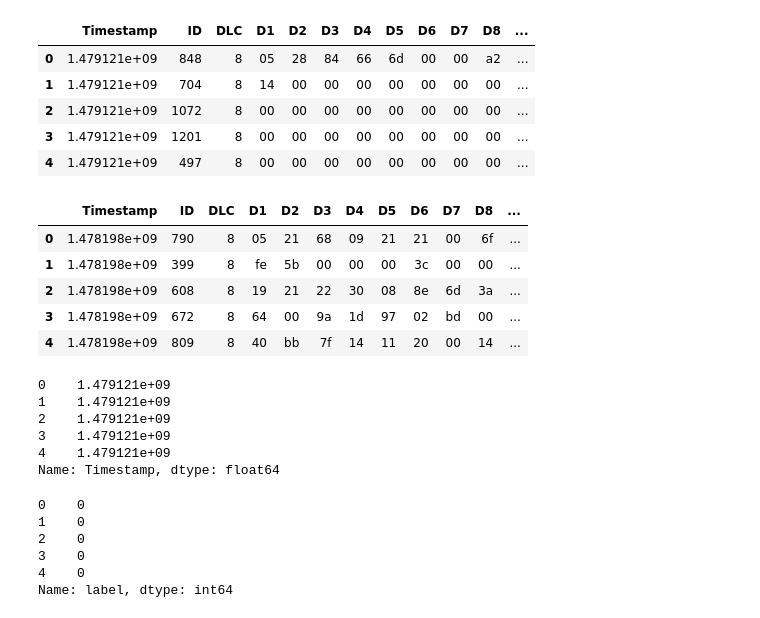
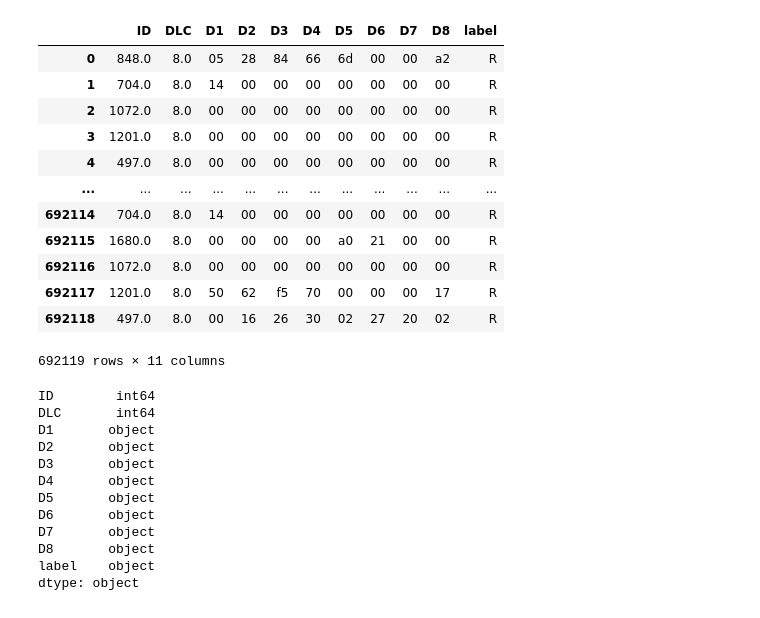
Before and after one commit to ho7221/DL_term_project, a Jupyter notebook: rnn_1.ipynb, the cells around one changed output. Cells and saved outputs as stored; diff of their text form; code cells hidden in the pictures.

```diff
--- a/rnn_1.ipynb
+++ b/rnn_1.ipynb
@@ -47,0 +88,9 @@ test_df['label']=test_df['label'].apply(s2i)
+# %%
+column_indices = {name: i for i, name in enumerate(df.columns)}
+
+n = len(df)
+train_df = df[0:int(n*0.7)]
+val_df = df[int(n*0.7):int(n*0.9)]
+test_df = df[int(n*0.9):]
+
+num_features = df.shape[1]
@@ -48,18 +172,31 @@ test_df['label']=test_df['label'].apply(s2i)
+# %%
+train_df.astype({'ID':'float','DLC':'float'})
+# %% [output]
+|  | ID | DLC | D1 | D2 | D3 | D4 | D5 | D6 | D7 | D8 | label |
+| 0 | 848.0 | 8.0 | 05 | 28 | 84 | 66 | 6d | 00 | 00 | a2 | R |
+| 1 | 704.0 | 8.0 | 14 | 00 | 00 | 00 | 00 | 00 | 00 | 00 | R |
+| 2 | 1072.0 | 8.0 | 00 | 00 | 00 | 00 | 00 | 00 | 00 | 00 | R |
+| 3 | 1201.0 | 8.0 | 00 | 00 | 00 | 00 | 00 | 00 | 00 | 00 | R |
+| 4 | 497.0 | 8.0 | 00 | 00 | 00 | 00 | 00 | 00 | 00 | 00 | R |
+| ... | ... | ... | ... | ... | ... | ... | ... | ... | ... | ... | ... |
+| 692114 | 704.0 | 8.0 | 14 | 00 | 00 | 00 | 00 | 00 | 00 | 00 | R |
+| 692115 | 1680.0 | 8.0 | 00 | 00 | 00 | 00 | a0 | 21 | 00 | 00 | R |
+| 692116 | 1072.0 | 8.0 | 00 | 00 | 00 | 00 | 00 | 00 | 00 | 00 | R |
+| 692117 | 1201.0 | 8.0 | 50 | 62 | f5 | 70 | 00 | 00 | 00 | 17 | R |
+| 692118 | 497.0 | 8.0 | 00 | 16 | 26 | 30 | 02 | 27 | 20 | 02 | R |
+692119 rows × 11 columns
 # %%
-train_df.head()
+train_df.dtypes
 # %% [output]
-|  | Timestamp | ID | DLC | D1 | D2 | D3 | D4 | D5 | D6 | D7 | D8 | ... |
-| 0 | 1.479121e+09 | 848 | 8 | 05 | 28 | 84 | 66 | 6d | 00 | 00 | a2 | ... |
-| 1 | 1.479121e+09 | 704 | 8 | 14 | 00 | 00 | 00 | 00 | 00 | 00 | 00 | ... |
-| 2 | 1.479121e+09 | 1072 | 8 | 00 | 00 | 00 | 00 | 00 | 00 | 00 | 00 | ... |
-| 3 | 1.479121e+09 | 1201 | 8 | 00 | 00 | 00 | 00 | 00 | 00 | 00 | 00 | ... |
-| 4 | 1.479121e+09 | 497 | 8 | 00 | 00 | 00 | 00 | 00 | 00 | 00 | 00 | ... |
+ID        int64
+DLC       int64
+D1       object
+D2       object
+D3       object
+D4       object
+D5       object
+D6       object
+D7       object
+D8       object
+label    object
+dtype: object
-# %%
-test_df.head()
-# %% [output]
-|  | Timestamp | ID | DLC | D1 | D2 | D3 | D4 | D5 | D6 | D7 | D8 | ... |
-| 0 | 1.478198e+09 | 790 | 8 | 05 | 21 | 68 | 09 | 21 | 21 | 00 | 6f | ... |
-| 1 | 1.478198e+09 | 399 | 8 | fe | 5b | 00 | 00 | 00 | 3c | 00 | 00 | ... |
-| 2 | 1.478198e+09 | 608 | 8 | 19 | 21 | 22 | 30 | 08 | 8e | 6d | 3a | ... |
-| 3 | 1.478198e+09 | 672 | 8 | 64 | 00 | 9a | 1d | 97 | 02 | bd | 00 | ... |
-| 4 | 1.478198e+09 | 809 | 8 | 40 | bb | 7f | 14 | 11 | 20 | 00 | 14 | ... |
@@ -69,18 +202,0 @@ y_train=train_df.iloc[:,-1]
-# %%
-X_train.head()
-# %% [output]
-0    1.479121e+09
-1    1.479121e+09
-2    1.479121e+09
-3    1.479121e+09
-4    1.479121e+09
-Name: Timestamp, dtype: float64
-# %%
-y_train.head()
-# %% [output]
-0    0
-1    0
-2    0
-3    0
-4    0
-Name: label, dtype: int64
```
Also changed, not shown: parts of 26 cells of this notebook.
